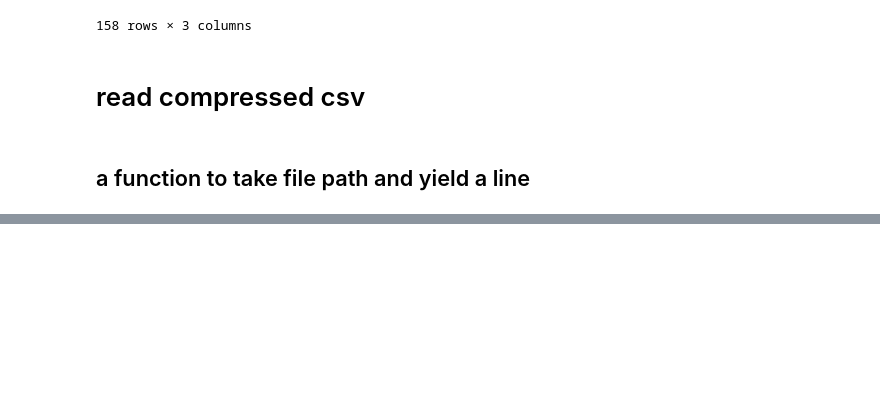
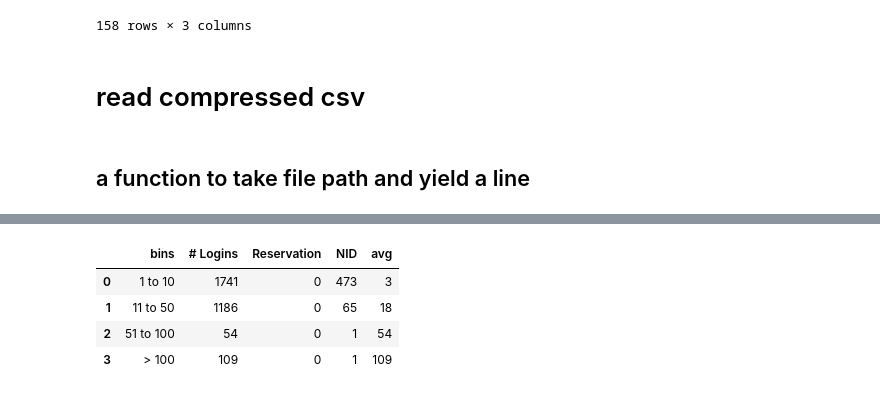
Before and after one commit to yjad/portal_logs, a Jupyter notebook: test.ipynb, the cells around one changed output, grey strips where cells are left out. Cells and saved outputs as stored; diff of their text form; code cells hidden in the pictures; blank space fills up the shorter version.

Commit message:
added unit reservation

```diff
--- a/test.ipynb
+++ b/test.ipynb
@@ -396,0 +412,8 @@ server.log
+# %%
+stats
+# %% [output]
+|  | bins | # Logins | Reservation | NID | avg |
+| 0 | 1 to 10 | 1741 | 0 | 473 | 3 |
+| 1 | 11 to 50 | 1186 | 0 | 65 | 18 |
+| 2 | 51 to 100 | 54 | 0 | 1 | 54 |
+| 3 | > 100 | 109 | 0 | 1 | 109 |
```
Also changed, not shown: parts of 4 cells of this notebook, 2 other files.
